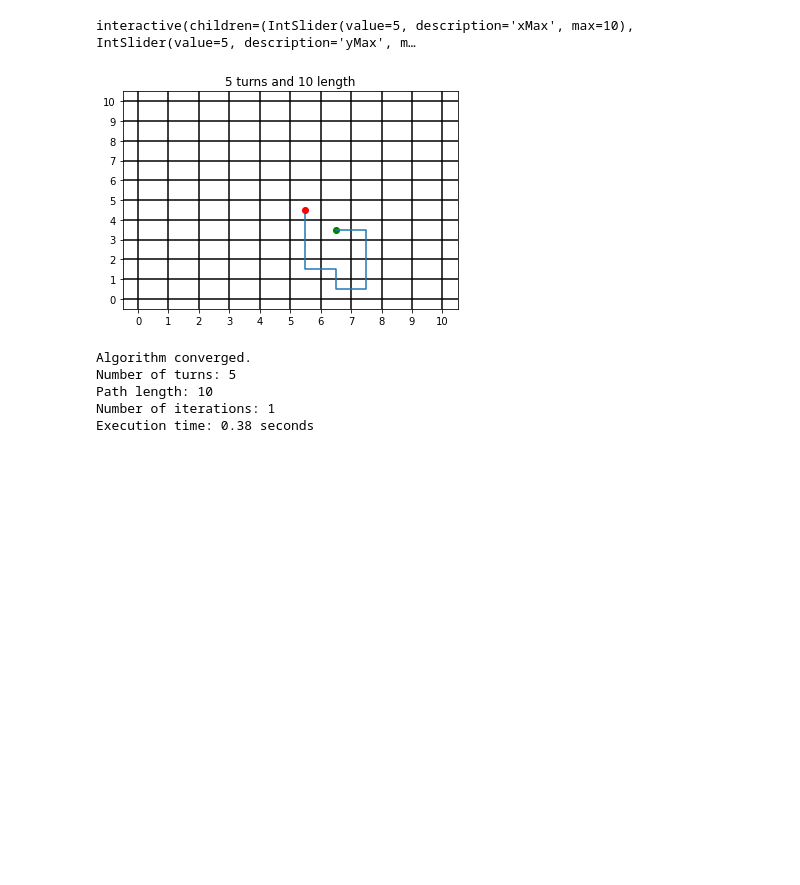
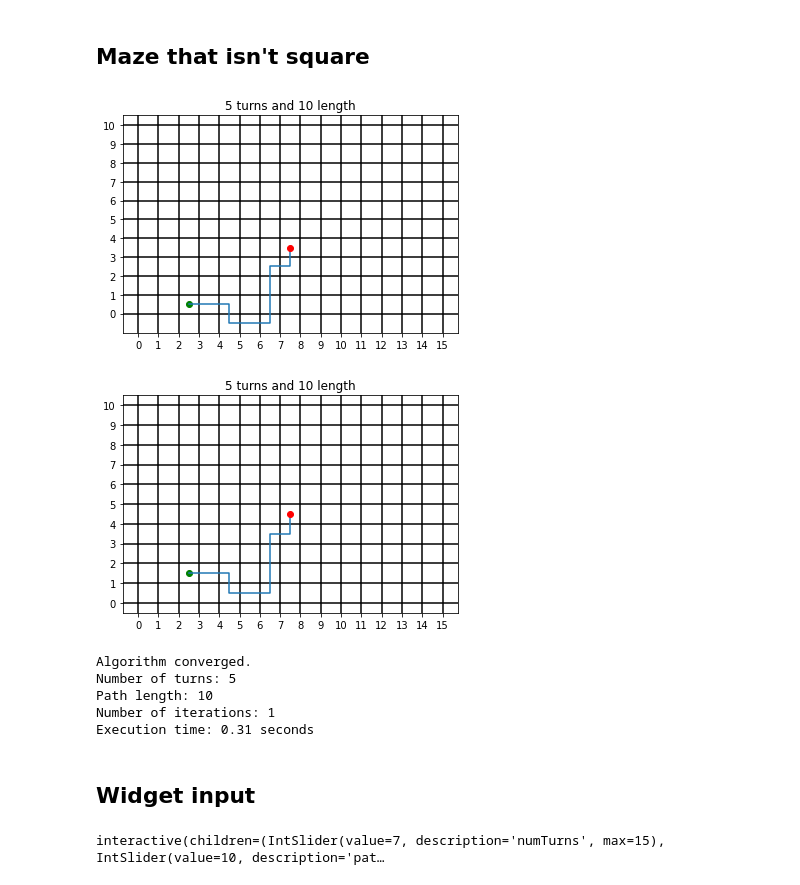
Before and after one commit to tulimid1/Maze_Task, a Jupyter notebook: MazeAlgo_main.ipynb, the cells around one changed output. Drawn from its saved outputs; the diff is of its cells as text; code cells hidden in the pictures; blank space fills up the shorter version.

Commit message:
update figures

```diff
--- a/MazeAlgo_main.ipynb
+++ b/MazeAlgo_main.ipynb
@@ -238,13 +39,21 @@ def GenerateAndTest(xMax, yMax, numTurns, pathLength, xMin=0, yMin=0, maxIter=25
+# %% [markdown]
+## Maze that isn't square
+# %%
+numTurns=5
+pathLength = 10
+gridX=15
+mg.genMaze(numTurns=numTurns, pathLength=pathLength, xMax=gridX)
+# %% [output]
+[figure, added]
+[figure, added]
+Algorithm converged.
+Number of turns: 5
+Path length: 10
+Number of iterations: 1
+Execution time: 0.31 seconds
+# %% [markdown]
+## Widget input
 # %%
-_ = widgets.interact(GenerateAndTest, xMax = (0,10,1), yMax = (0,10,1), numTurns = (0,15,1), pathLength=(1,20,1))
+_ = widgets.interact(mg.genMaze, numTurns = (0,15,1), pathLength=(1,20,1))
 # %% [output]
-interactive(children=(IntSlider(value=5, description='xMax', max=10), IntSlider(value=5, description='yMax', m…
+interactive(children=(IntSlider(value=7, description='numTurns', max=15), IntSlider(value=10, description='pat…
-# %%
-GenerateAndTest(10, 10, 5, 10)
-# %% [output]
-[figure, removed]
-Algorithm converged.
-Number of turns: 5
-Path length: 10
-Number of iterations: 1
-Execution time: 0.38 seconds
```
Also changed, not shown: parts of 13 cells of this notebook, 8 other files.
